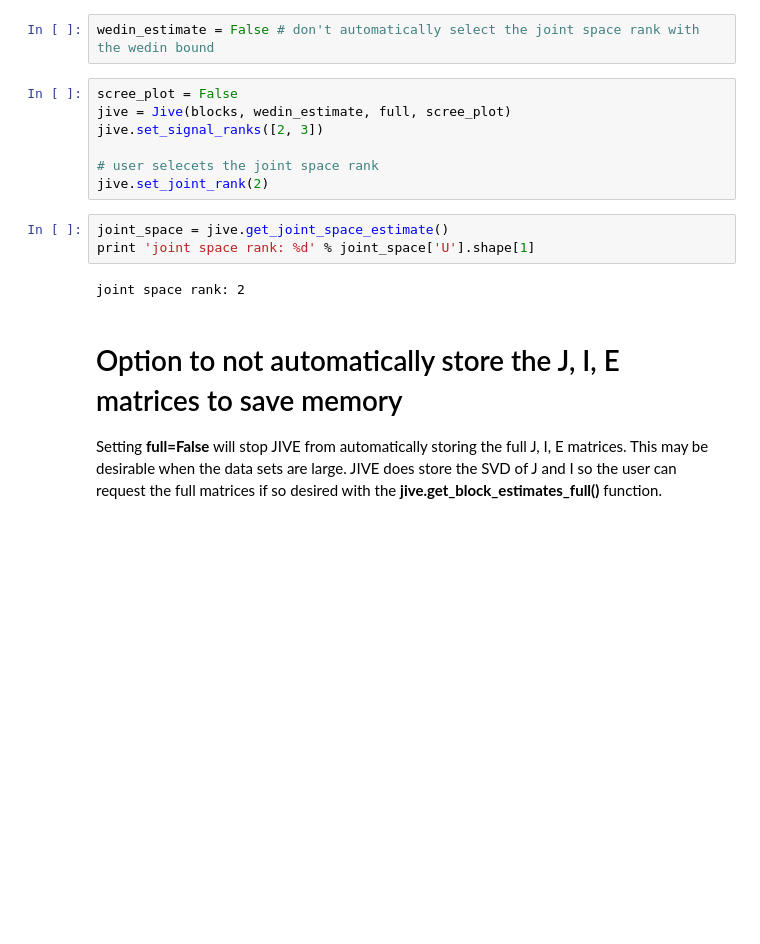
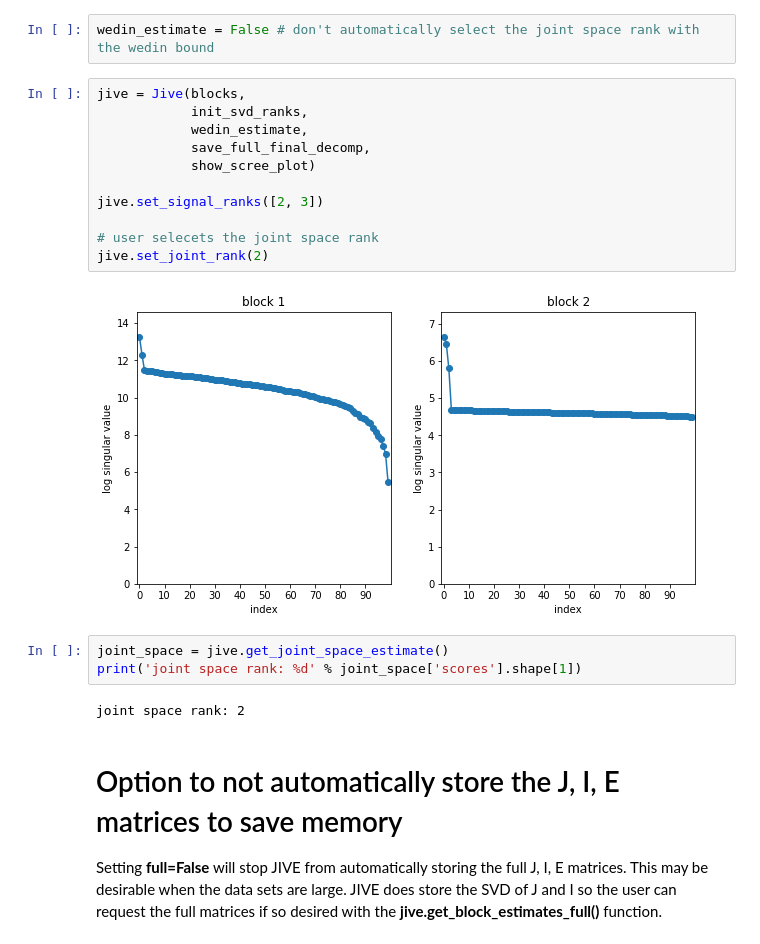
Before and after one commit to idc9/py_jive, a Jupyter notebook: doc/jive_demo.ipynb, the cells around one changed output. Drawn from its saved outputs; the diff is of its cells as text; blank space fills up the shorter version.

```diff
--- a/doc/jive_demo.ipynb
+++ b/doc/jive_demo.ipynb
@@ -92,15 +98,21 @@ If **wedin_estimate=False** then JIVE will not automatically select the joint si
 # %%
 wedin_estimate = False # don't automatically select the joint space rank with the wedin bound
 # %%
-scree_plot = False
-jive = Jive(blocks, wedin_estimate, full, scree_plot)
+jive = Jive(blocks,
+            init_svd_ranks,
+            wedin_estimate,
+            save_full_final_decomp,
+            show_scree_plot)
+
 jive.set_signal_ranks([2, 3])
 
 # user selecets the joint space rank
 jive.set_joint_rank(2)
+# %% [output]
+[figure, added]
 # %%
 joint_space = jive.get_joint_space_estimate()
-print 'joint space rank: %d' % joint_space['U'].shape[1]
+print('joint space rank: %d' % joint_space['scores'].shape[1])
 # %% [output]
 joint space rank: 2
 # %% [markdown]
```
Also changed, not shown: parts of 9 cells of this notebook, 4 other files.
